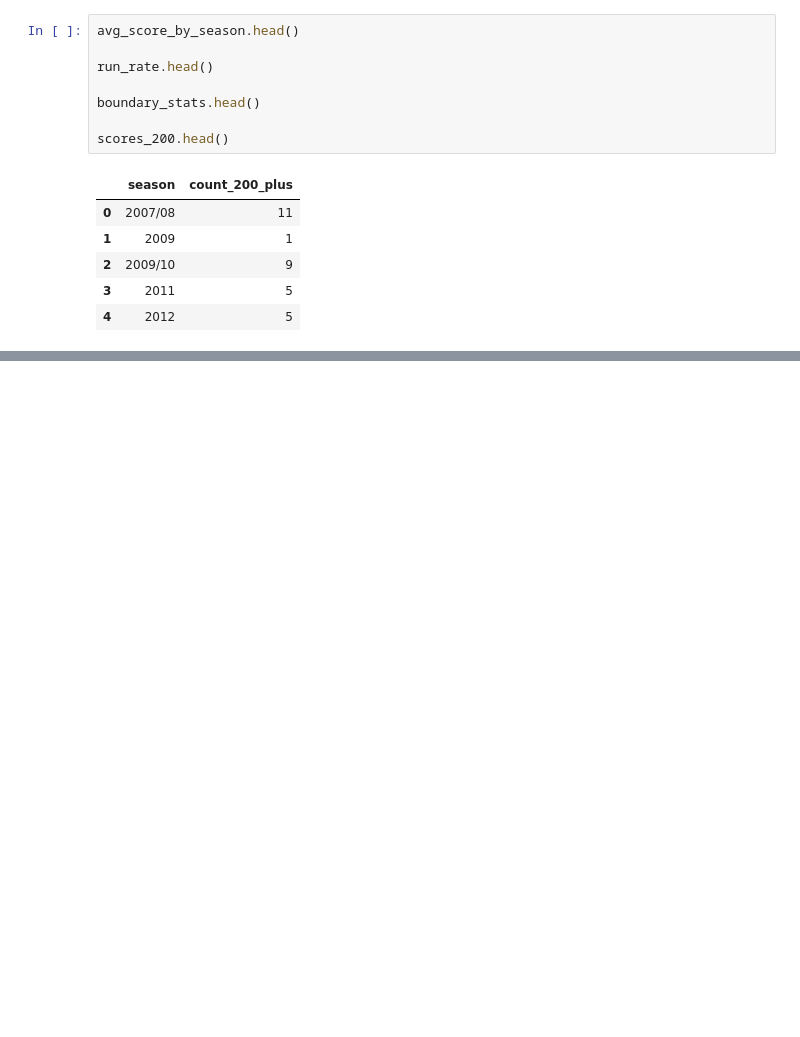
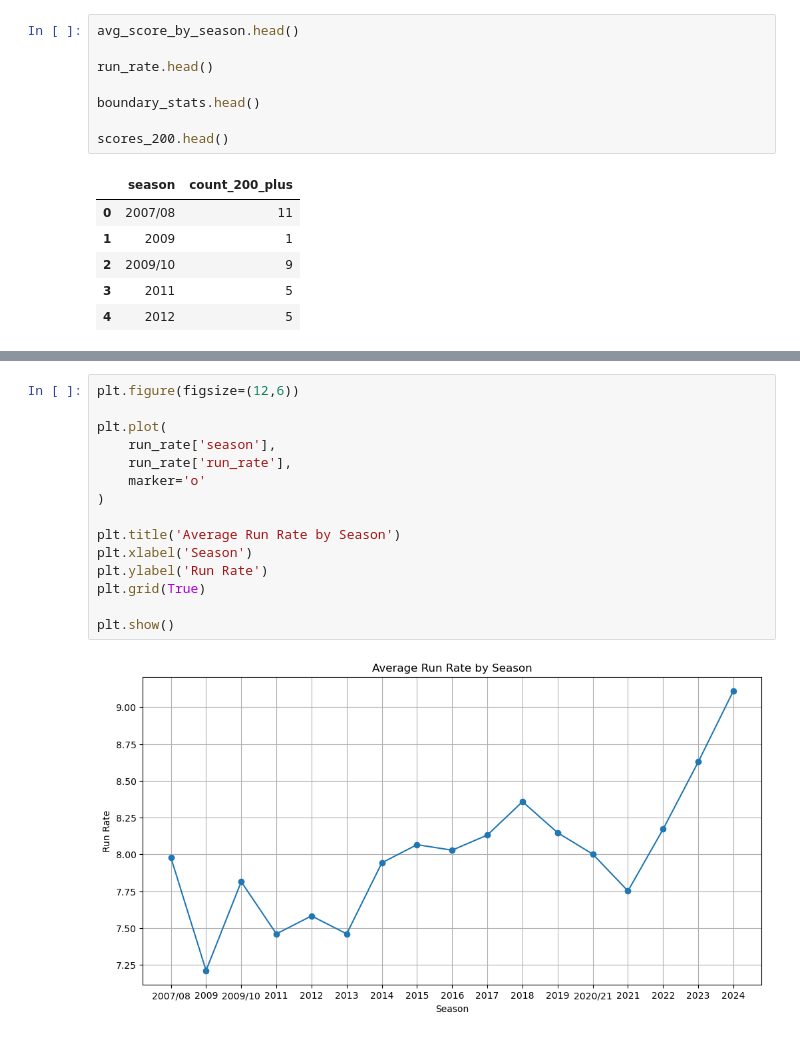
Before and after one commit to jayanthnitc/IPL-Batter-Friendliness-Analysis, a Jupyter notebook: notebooks/IPL_EDA.ipynb, the cells around one changed output, grey strips where cells are left out. Saved outputs shown, nothing was run; the diff lists cells and outputs as text; blank space fills up the shorter version.

```diff
--- a/notebooks/IPL_EDA.ipynb
+++ b/notebooks/IPL_EDA.ipynb
@@ -432,0 +590,17 @@ scores_200.head()
+# %%
+plt.figure(figsize=(12,6))
+
+plt.plot(
+    run_rate['season'],
+    run_rate['run_rate'],
+    marker='o'
+)
+
+plt.title('Average Run Rate by Season')
+plt.xlabel('Season')
+plt.ylabel('Run Rate')
+plt.grid(True)
+
+plt.show()
+# %% [output]
+[figure, added]
```
Also changed, not shown: parts of 44 cells of this notebook.
